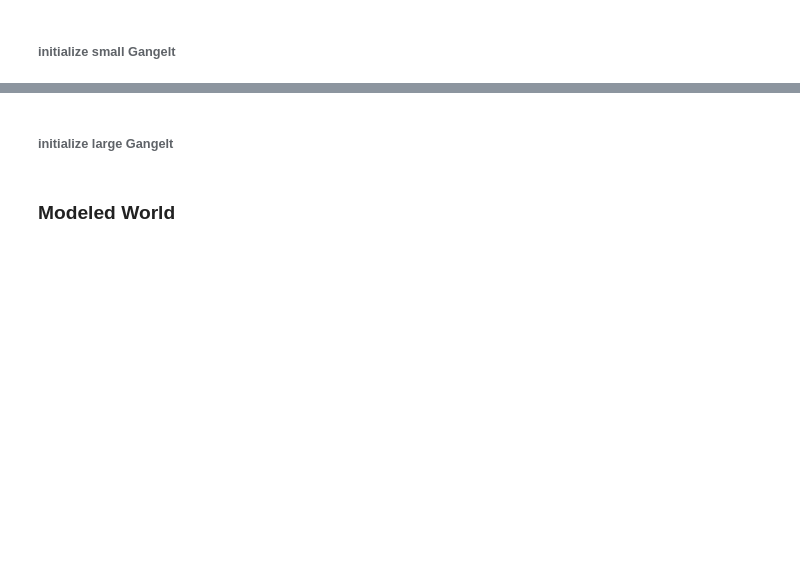
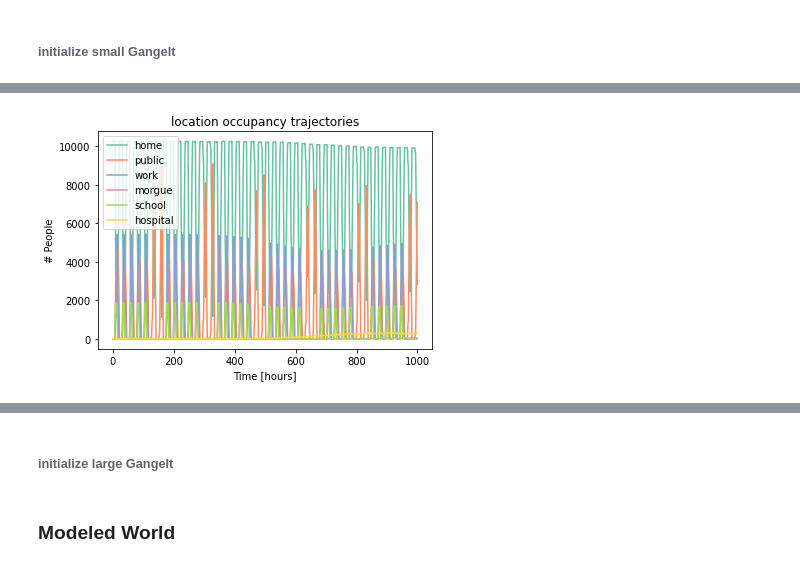
Before and after one commit to joba-1/Corona_Model, a Jupyter notebook: RUN_CoronaABM_3.ipynb, the cells around one changed output, grey strips where cells are left out. Cells and saved outputs as stored; diff of their text form; code cells hidden in the pictures; blank space fills up the shorter version.

```diff
--- a/RUN_CoronaABM_3.ipynb
+++ b/RUN_CoronaABM_3.ipynb
@@ -38,0 +87,4 @@ Number of agents: 7449
+# %%
+sim1.plot_location_type_occupancy_timecourse()
+# %% [output]
+[figure, added]
```
Also changed, not shown: parts of 28 cells of this notebook, 2 other files.
